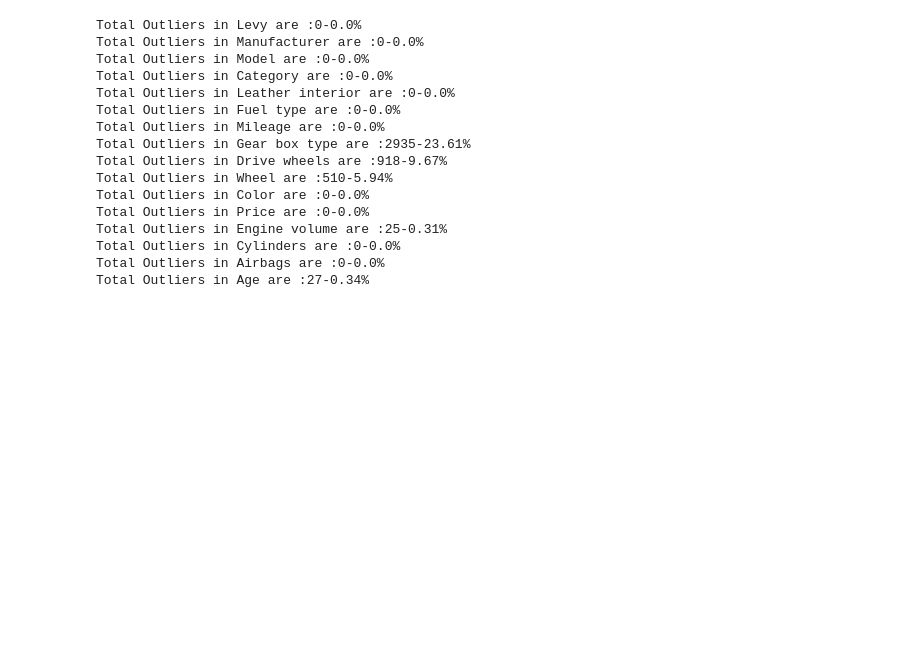
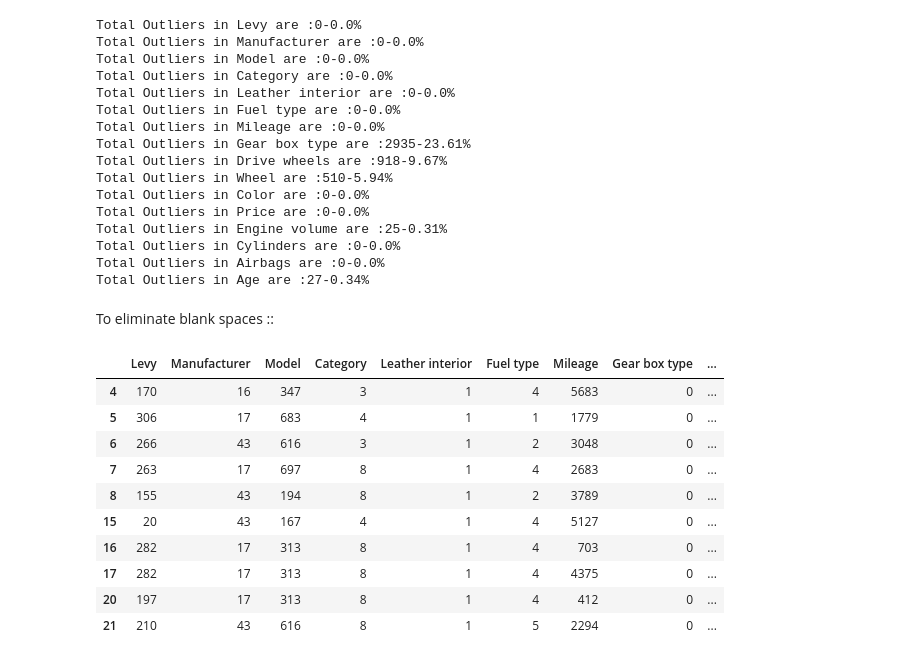
Before and after one commit to MounirReda/car-price-prediction, a Jupyter notebook: car-price-prediction-dv.ipynb, the cells around one changed output. Drawn from its saved outputs; the diff is of its cells as text; code cells hidden in the pictures; blank space fills up the shorter version.

Commit message:
Kaggle Notebook | Car Price Prediction DV | Version 17

```diff
--- a/car-price-prediction-dv.ipynb
+++ b/car-price-prediction-dv.ipynb
@@ -31,7 +31,7 @@ import matplotlib.pyplot as plt
 # %% [markdown]
 Import dataset
 # %%
-car_df = pd.read_csv('/kaggle/input/car-price/car_price_prediction.csv')
+car_df = pd.read_csv('/kaggle/input/car-price-prediction1/car_price_prediction.csv')
 car_df.head()
 # %% [output]
 |  | ID | Price | Levy | Manufacturer | Model | Prod. year | Category | Leather interior | Fuel type | ... |
@@ -206,3 +206,20 @@ Total Outliers in Engine volume are :25-0.31%
 Total Outliers in Cylinders are :0-0.0%
 Total Outliers in Airbags are :0-0.0%
 Total Outliers in Age are :27-0.34%
+# %% [markdown]
+To eliminate blank spaces ::
+# %%
+car_df["Levy"]=car_df["Levy"].replace('-',' ')
+car_df.head(10)
+# %% [output]
+|  | Levy | Manufacturer | Model | Category | Leather interior | Fuel type | Mileage | Gear box type | ... |
+| 4 | 170 | 16 | 347 | 3 | 1 | 4 | 5683 | 0 | ... |
+| 5 | 306 | 17 | 683 | 4 | 1 | 1 | 1779 | 0 | ... |
+| 6 | 266 | 43 | 616 | 3 | 1 | 2 | 3048 | 0 | ... |
+| 7 | 263 | 17 | 697 | 8 | 1 | 4 | 2683 | 0 | ... |
+| 8 | 155 | 43 | 194 | 8 | 1 | 2 | 3789 | 0 | ... |
+| 15 | 20 | 43 | 167 | 4 | 1 | 4 | 5127 | 0 | ... |
+| 16 | 282 | 17 | 313 | 8 | 1 | 4 | 703 | 0 | ... |
+| 17 | 282 | 17 | 313 | 8 | 1 | 4 | 4375 | 0 | ... |
+| 20 | 197 | 17 | 313 | 8 | 1 | 4 | 412 | 0 | ... |
+| 21 | 210 | 43 | 616 | 8 | 1 | 5 | 2294 | 0 | ... |
```
Also changed, not shown: parts of 8 cells of this notebook.
